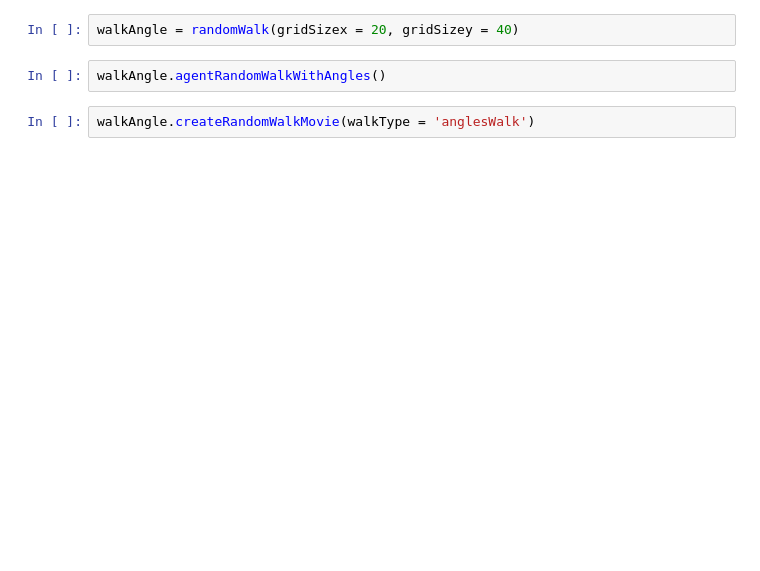
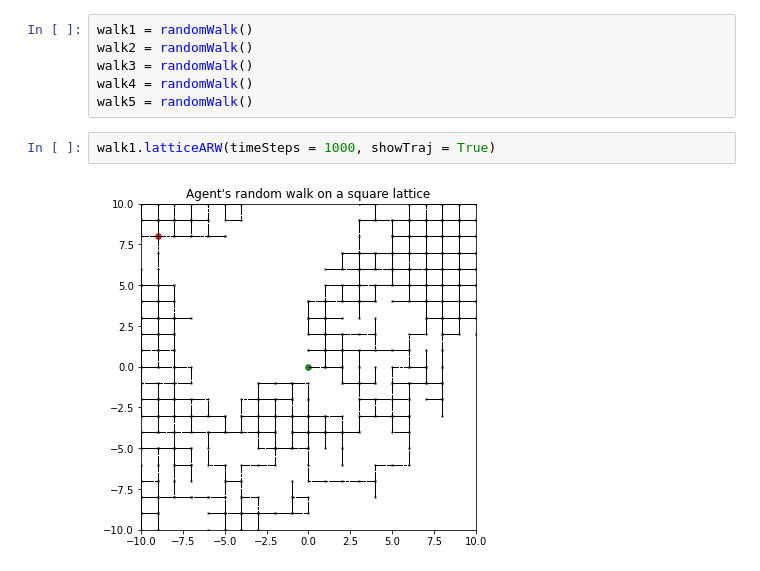
Before and after one commit to sjanus99/complexsystems, a Jupyter notebook: List4.ipynb, the cells around one changed output. Drawn from its saved outputs; the diff is of its cells as text; blank space fills up the shorter version.

```diff
--- a/List4.ipynb
+++ b/List4.ipynb
@@ -133,9 +306,13 @@ class randomWalk():
                 file = os.path.join(folder, f'move_{i}.png')
                 img = imageio.imread(file)
                 w.append_data(img)
-# %%
-walkAngle = randomWalk(gridSizex = 20, gridSizey = 40)
-# %%
-walkAngle.agentRandomWalkWithAngles()
-# %%
-walkAngle.createRandomWalkMovie(walkType = 'anglesWalk')
+# %%
+walk1 = randomWalk()
+walk2 = randomWalk()
+walk3 = randomWalk()
+walk4 = randomWalk()
+walk5 = randomWalk()
+# %%
+walk1.latticeARW(timeSteps = 1000, showTraj = True)
+# %% [output]
+[figure, added]
```
Also changed, not shown: parts of 14 cells of this notebook, 9 other files.
